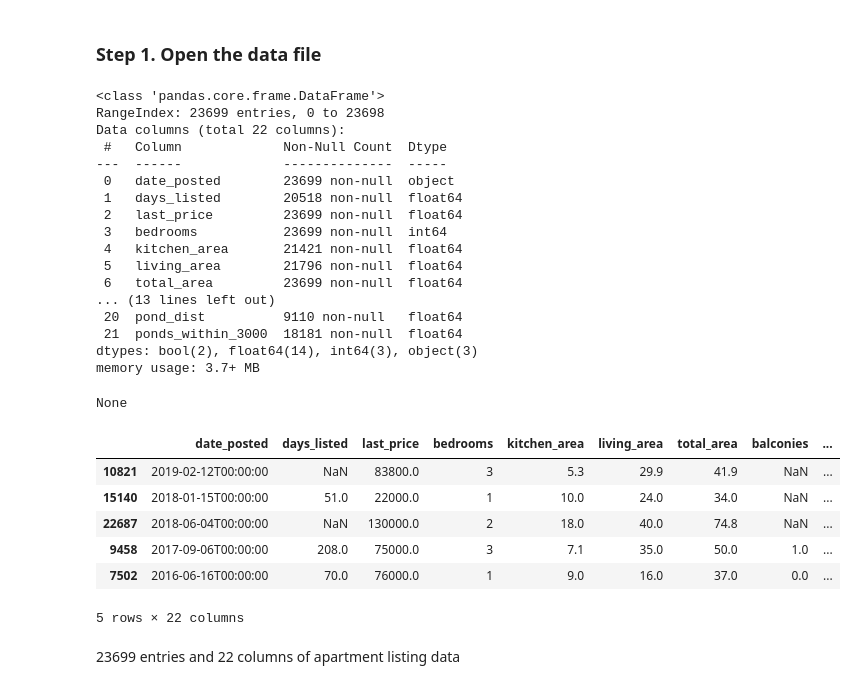
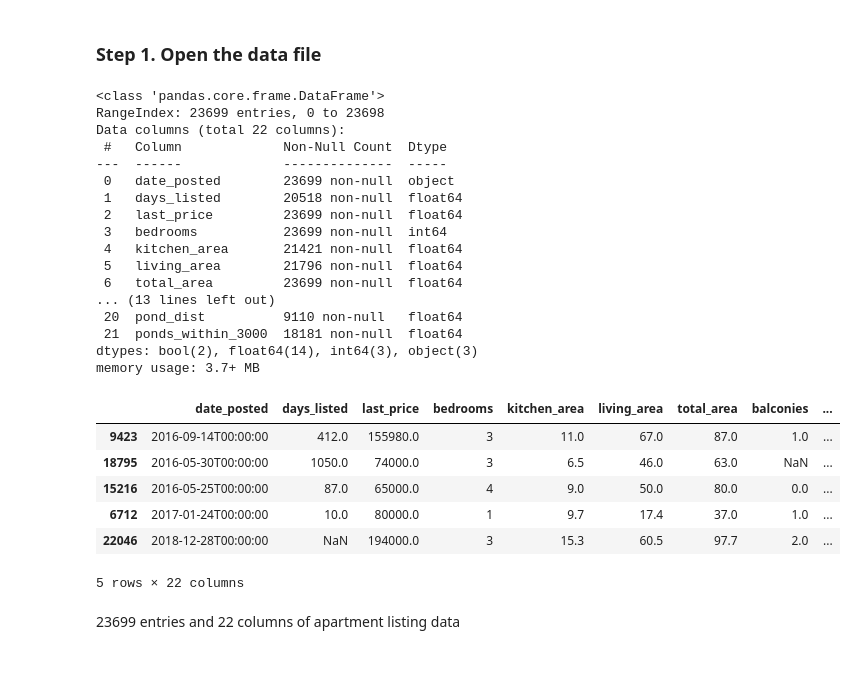
Before and after one commit to brolak/data_portfolio, a Jupyter notebook: Projects/02/Exploratory Data Analysis.ipynb, the cells around one changed output. Drawn from its saved outputs; the diff is of its cells as text; code cells hidden in the pictures.

```diff
--- a/Projects/02/Exploratory Data Analysis.ipynb
+++ b/Projects/02/Exploratory Data Analysis.ipynb
@@ -10,7 +10,7 @@ try:
 except:
     df = pd.read_csv('/datasets/real_estate_data_us.csv','\t')
 
-display(df.info())
+df.info()
 # %% [output]
 <class 'pandas.core.frame.DataFrame'>
 RangeIndex: 23699 entries, 0 to 23698
@@ -29,16 +29,15 @@ Data columns (total 22 columns):
  21  ponds_within_3000  18181 non-null  float64
 dtypes: bool(2), float64(14), int64(3), object(3)
 memory usage: 3.7+ MB
-None
 # %%
-display(df.sample(5))
+df.sample(5)
 # %% [output]
 |  | date_posted | days_listed | last_price | bedrooms | kitchen_area | living_area | total_area | balconies | ... |
-| 10821 | 2019-02-12T00:00:00 | NaN | 83800.0 | 3 | 5.3 | 29.9 | 41.9 | NaN | ... |
-| 15140 | 2018-01-15T00:00:00 | 51.0 | 22000.0 | 1 | 10.0 | 24.0 | 34.0 | NaN | ... |
-| 22687 | 2018-06-04T00:00:00 | NaN | 130000.0 | 2 | 18.0 | 40.0 | 74.8 | NaN | ... |
-| 9458 | 2017-09-06T00:00:00 | 208.0 | 75000.0 | 3 | 7.1 | 35.0 | 50.0 | 1.0 | ... |
-| 7502 | 2016-06-16T00:00:00 | 70.0 | 76000.0 | 1 | 9.0 | 16.0 | 37.0 | 0.0 | ... |
+| 9423 | 2016-09-14T00:00:00 | 412.0 | 155980.0 | 3 | 11.0 | 67.0 | 87.0 | 1.0 | ... |
+| 18795 | 2016-05-30T00:00:00 | 1050.0 | 74000.0 | 3 | 6.5 | 46.0 | 63.0 | NaN | ... |
+| 15216 | 2016-05-25T00:00:00 | 87.0 | 65000.0 | 4 | 9.0 | 50.0 | 80.0 | 0.0 | ... |
+| 6712 | 2017-01-24T00:00:00 | 10.0 | 80000.0 | 1 | 9.7 | 17.4 | 37.0 | 1.0 | ... |
+| 22046 | 2018-12-28T00:00:00 | NaN | 194000.0 | 3 | 15.3 | 60.5 | 97.7 | 2.0 | ... |
 5 rows × 22 columns
 # %% [markdown]
 23699 entries and 22 columns of apartment listing data
```
Also changed, not shown: parts of 6 cells of this notebook, 3 other files.
